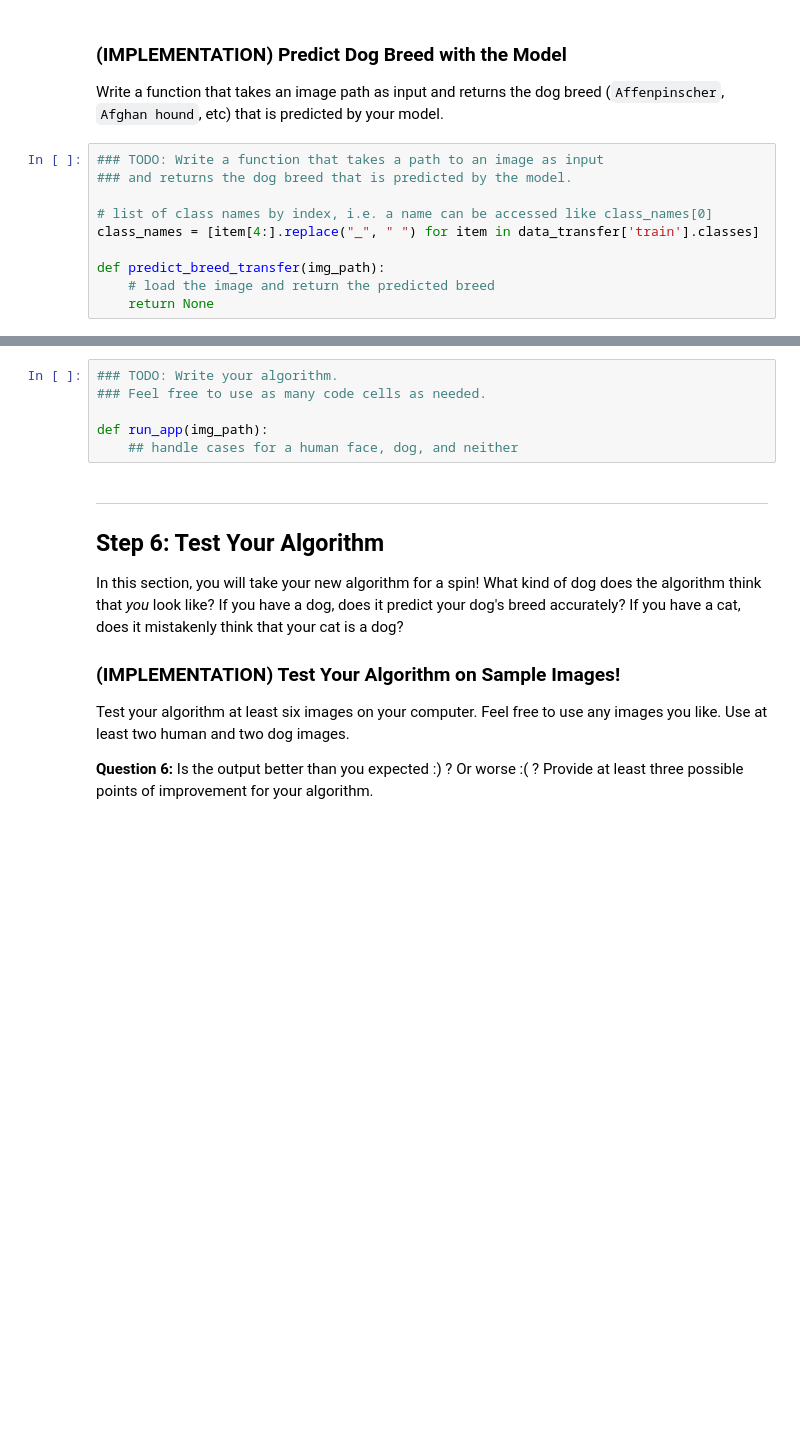
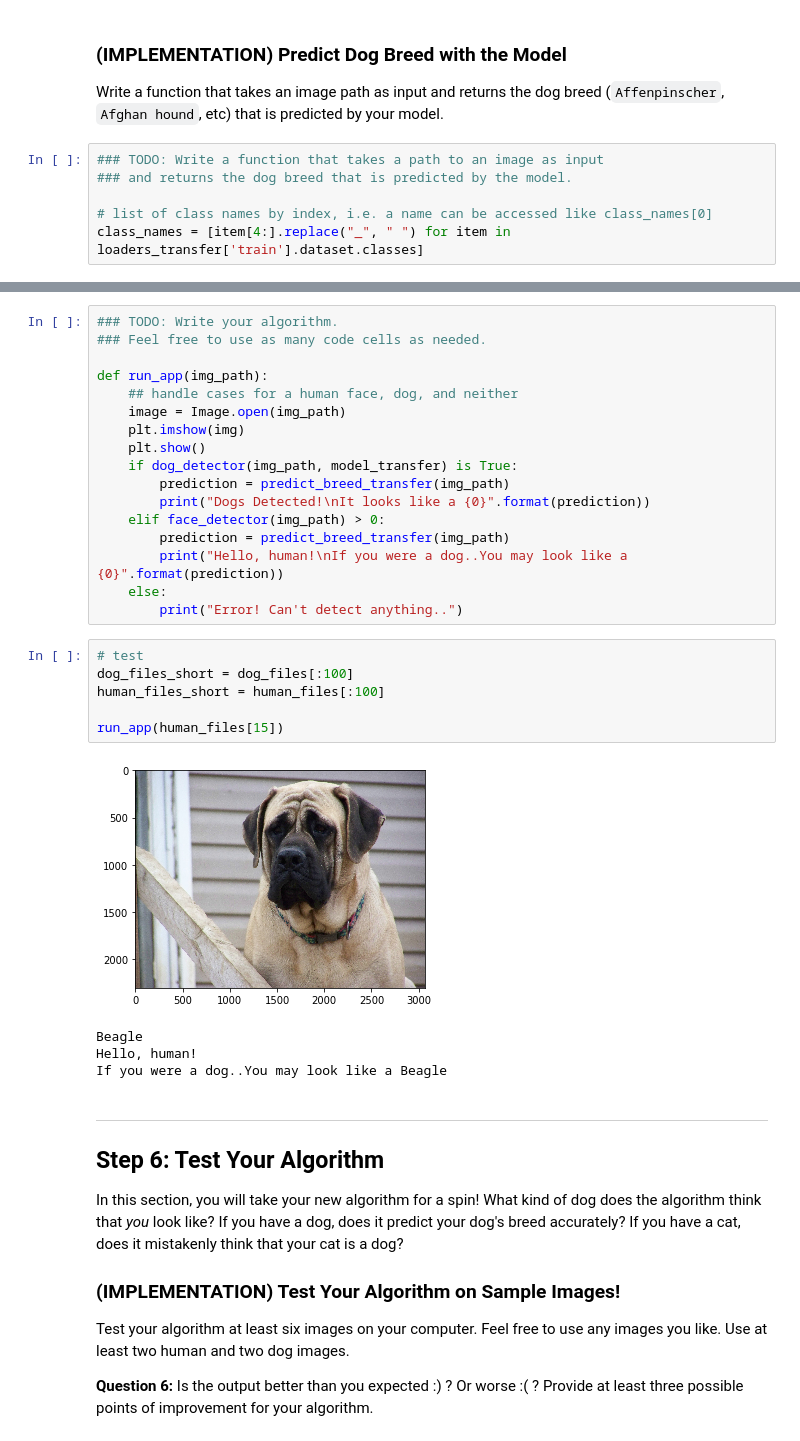
Before and after one commit to masterflorin/dlnd-udacity, a Jupyter notebook: project-dog-classification/dog_app.ipynb, the cells around one changed output, grey strips where cells are left out. Saved outputs shown, nothing was run; the diff lists cells and outputs as text; blank space fills up the shorter version.

```diff
--- a/project-dog-classification/dog_app.ipynb
+++ b/project-dog-classification/dog_app.ipynb
@@ -798,8 +825,4 @@ Write a function that takes an image path as input and returns the dog breed (`A
 ### and returns the dog breed that is predicted by the model.
 
 # list of class names by index, i.e. a name can be accessed like class_names[0]
-class_names = [item[4:].replace("_", " ") for item in data_transfer['train'].classes]
-
-def predict_breed_transfer(img_path):
-    # load the image and return the predicted breed
-    return None
+class_names = [item[4:].replace("_", " ") for item in loaders_transfer['train'].dataset.classes]
@@ -827,6 +898,28 @@ Some sample output for our algorithm is provided below, but feel free to design
 
 def run_app(img_path):
     ## handle cases for a human face, dog, and neither
+    image = Image.open(img_path)
+    plt.imshow(img)
+    plt.show()
+    if dog_detector(img_path, model_transfer) is True:
+        prediction = predict_breed_transfer(img_path)
+        print("Dogs Detected!\nIt looks like a {0}".format(prediction))
+    elif face_detector(img_path) > 0:
+        prediction = predict_breed_transfer(img_path)
+        print("Hello, human!\nIf you were a dog..You may look like a {0}".format(prediction))
+    else:
+        print("Error! Can't detect anything..")
+# %%
+# test
+dog_files_short = dog_files[:100]
+human_files_short = human_files[:100]
+
+run_app(human_files[15])
+# %% [output]
+[figure, added]
+Beagle
+Hello, human!
+If you were a dog..You may look like a Beagle
 # %% [markdown]
 ---
 <a id='step6'></a>
```
Also changed, not shown: parts of 11 cells of this notebook, 4 other files.
